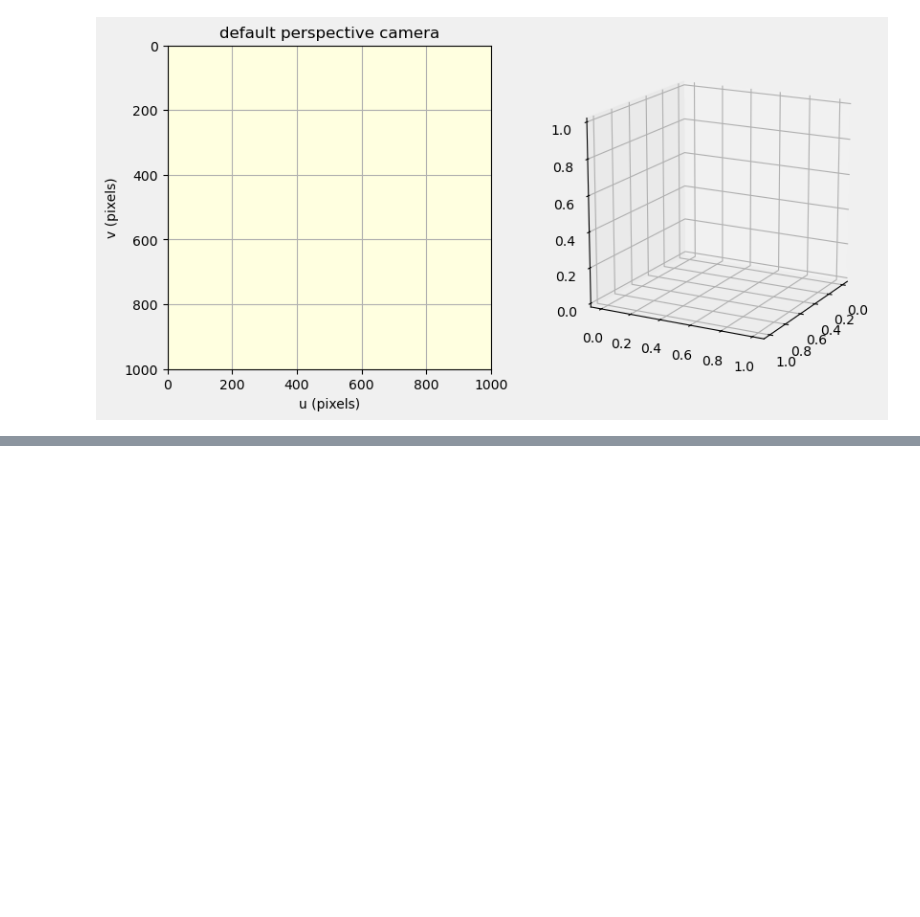
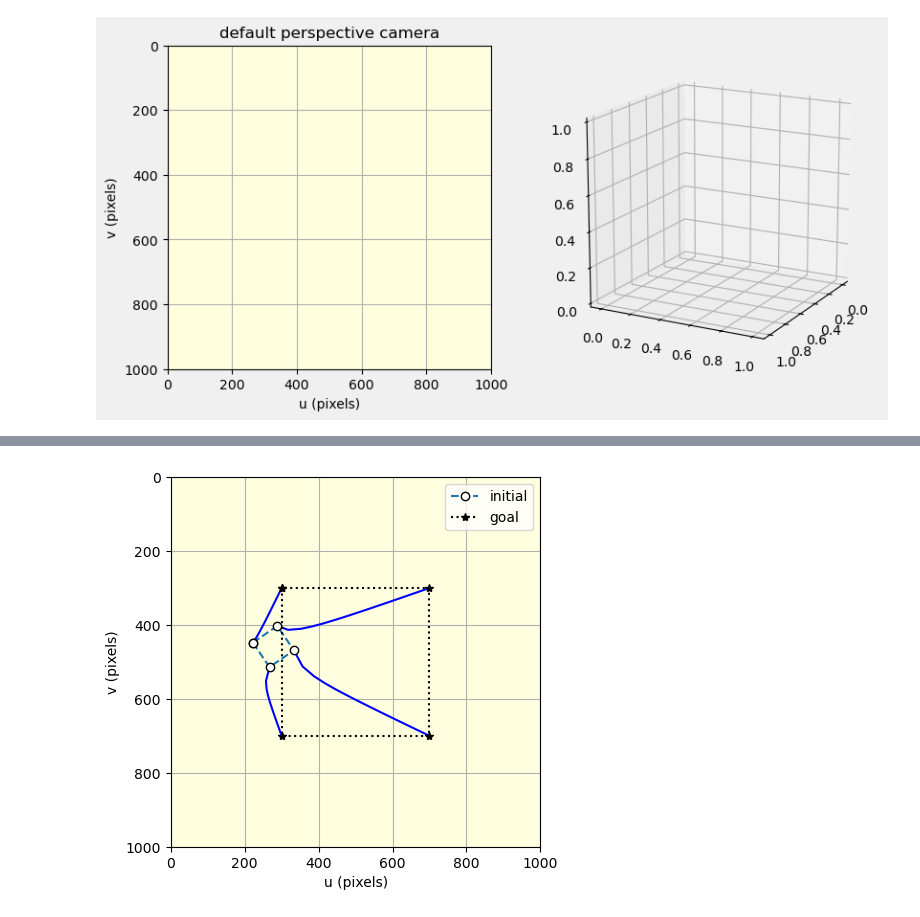
Before and after one commit to santamav/SKJ015-Intelligent_Control, a Jupyter notebook: notebooks/task 2.4/VSM_IBVS.ipynb, the cells around one changed output, grey strips where cells are left out. Saved outputs shown, nothing was run; the diff lists cells and outputs as text; code cells hidden in the pictures; blank space fills up the shorter version.

```diff
--- a/notebooks/task 2.4/VSM_IBVS.ipynb
+++ b/notebooks/task 2.4/VSM_IBVS.ipynb
@@ -61,0 +64,4 @@ numpy.ndarray
+# %%
+original.plot_p()
+# %% [output]
+[figure, added]
```
Also changed, not shown: parts of 9 cells of this notebook, 5 other files.
